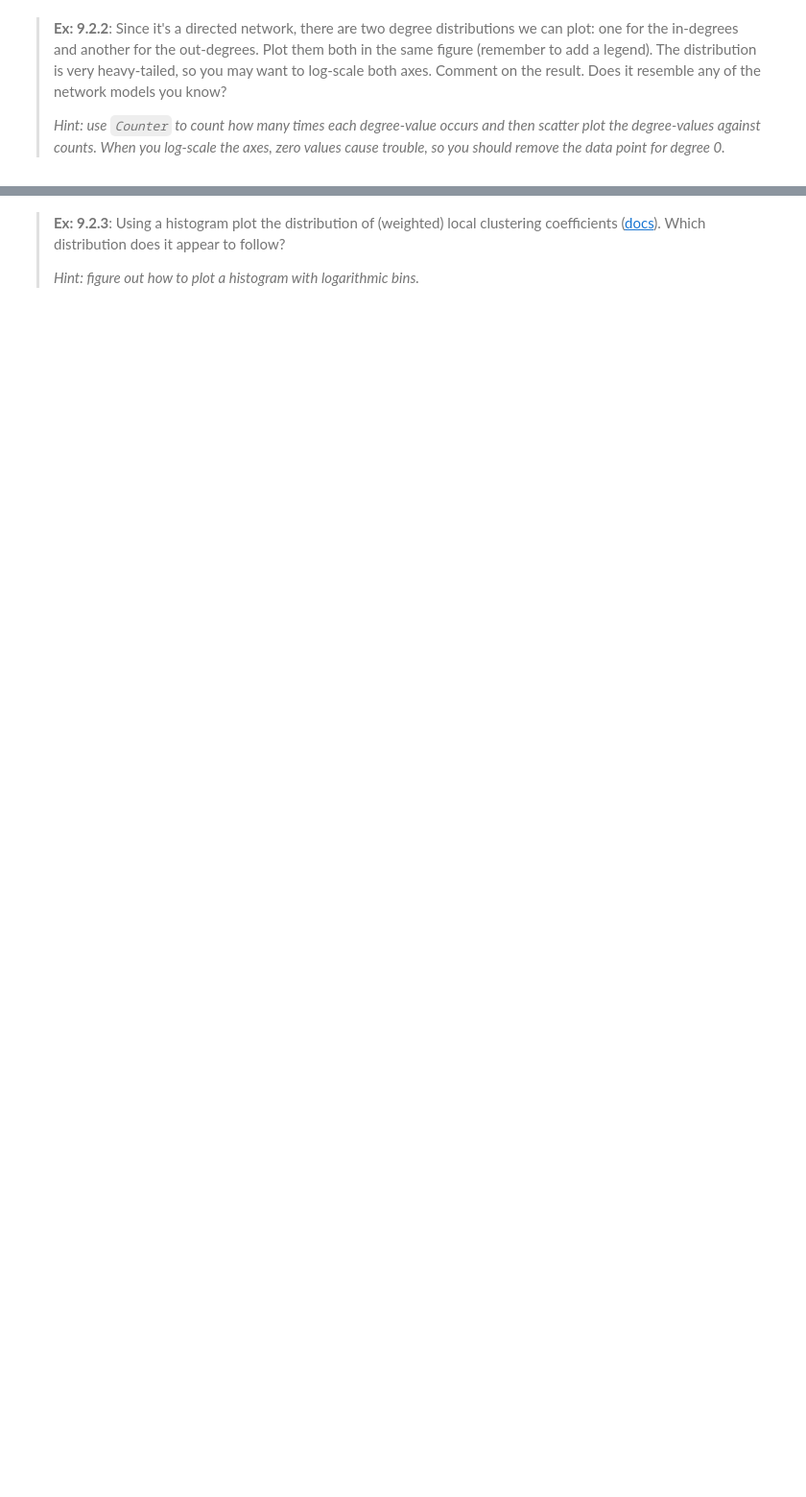
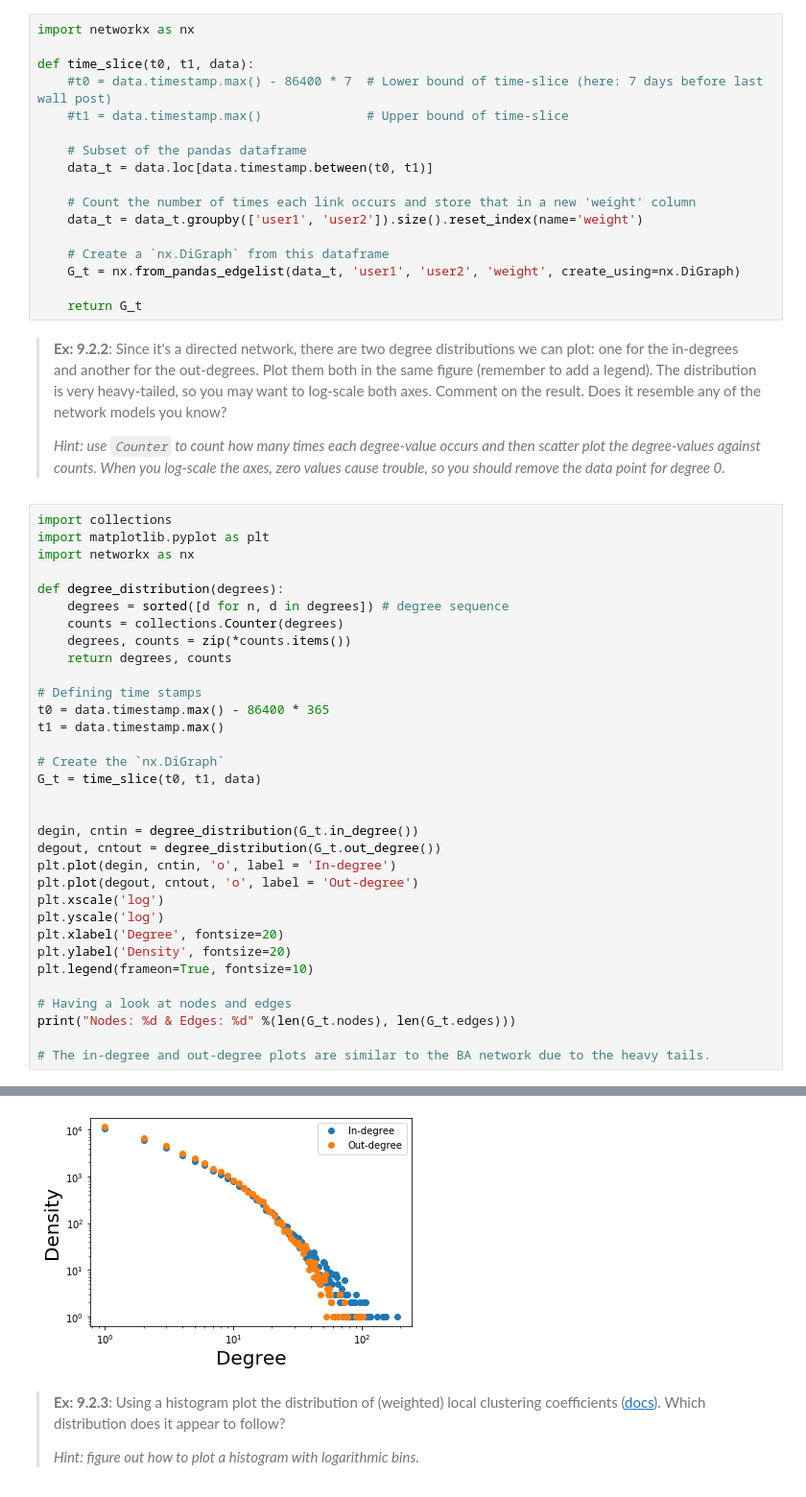
Before and after one commit to kristianolesenlarsen/sdseml_online_exercises, a Jupyter notebook: ErikSchou/Exercise 9/exercises_week9_ES.ipynb, the cells around one changed output, grey strips where cells are left out. Shown at 96% size. Drawn from its saved outputs; the diff is of its cells as text; blank space fills up the shorter version.

```diff
--- a/ErikSchou/Exercise 9/exercises_week9_ES.ipynb
+++ b/ErikSchou/Exercise 9/exercises_week9_ES.ipynb
@@ -181,6 +183,23 @@ data_t = data_t.groupby(['user1', 'user2']).size().reset_index(name='weight')
 G_t = nx.from_pandas_edgelist(data_t, 'user1', 'user2', 'weight', create_using=nx.DiGraph)
 # %% [markdown]
 > **Ex: 9.2.1**: Convert the above sample code into a function where you can easily input `t0` and `t1` of the slice, and get a `nx.DiGraph` in return. Create the aggregated network for the last 365 days of the data. Print the number of nodes and edges.
+# %%
+import networkx as nx
+
+def time_slice(t0, t1, data):
+    #t0 = data.timestamp.max() - 86400 * 7  # Lower bound of time-slice (here: 7 days before last wall post)
+    #t1 = data.timestamp.max()              # Upper bound of time-slice
+
+    # Subset of the pandas dataframe
+    data_t = data.loc[data.timestamp.between(t0, t1)]
+
+    # Count the number of times each link occurs and store that in a new 'weight' column
+    data_t = data_t.groupby(['user1', 'user2']).size().reset_index(name='weight')
+
+    # Create a `nx.DiGraph` from this dataframe
+    G_t = nx.from_pandas_edgelist(data_t, 'user1', 'user2', 'weight', create_using=nx.DiGraph)
+
+    return G_t
 # %% [markdown]
 > **Ex: 9.2.2**: Since it's a directed network, there are two degree distributions we can plot: one for the
 in-degrees and another for the out-degrees. Plot them both in the same figure (remember to add a legend).
@@ -190,3 +209,37 @@ it resemble any of the network models you know?
 > *Hint: use `Counter` to count how many times each degree-value occurs and then scatter plot the degree-values
 against counts. When you log-scale the axes, zero values cause trouble, so you should remove the data point for
 degree 0.*
+# %%
+import collections
+import matplotlib.pyplot as plt
+import networkx as nx
+
+def degree_distribution(degrees):
+    degrees = sorted([d for n, d in degrees]) # degree sequence
+    counts = collections.Counter(degrees)
+    degrees, counts = zip(*counts.items())
+    return degrees, counts
+
+# Defining time stamps
+t0 = data.timestamp.max() - 86400 * 365
+t1 = data.timestamp.max()
+
+# Create the `nx.DiGraph`
+G_t = time_slice(t0, t1, data)
+
+
+degin, cntin = degree_distribution(G_t.in_degree())
+degout, cntout = degree_distribution(G_t.out_degree())
+plt.plot(degin, cntin, 'o', label = 'In-degree')
+plt.plot(degout, cntout, 'o', label = 'Out-degree')
+plt.xscale('log')
+plt.yscale('log')
+plt.xlabel('Degree', fontsize=20)
+plt.ylabel('Density', fontsize=20)
+plt.legend(frameon=True, fontsize=10)
+
+# Having a look at nodes and edges
+print("Nodes: %d & Edges: %d" %(len(G_t.nodes), len(G_t.edges)))
+
+# The in-degree and out-degree plots are similar to the BA network due to the heavy tails.
+# %% [output]
@@ -193,3 +247,4 @@ degree 0.*
+[figure, added]
 # %% [markdown]
 > **Ex: 9.2.3**: Using a histogram plot the distribution of (weighted) local clustering coefficients ([docs](https://networkx.github.io/documentation/stable/reference/algorithms/generated/networkx.algorithms.cluster.clustering.html#networkx.algorithms.cluster.clustering)). Which distribution does it appear to follow?
 >
```
Also changed, not shown: parts of 7 cells of this notebook, 6 other files.
